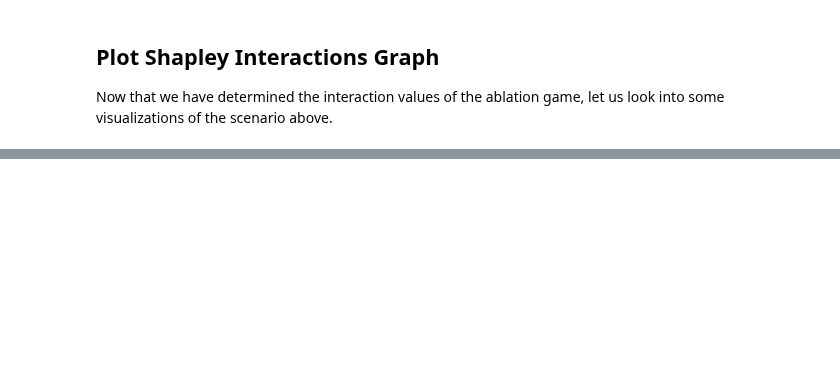
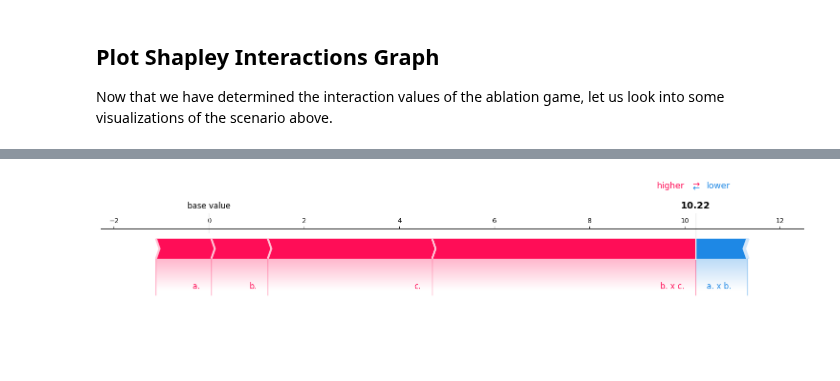
Before and after one commit to automl/HyperSHAP, a Jupyter notebook: examples/ablation-example.ipynb, the cells around one changed output, grey strips where cells are left out. Saved outputs shown, nothing was run; the diff lists cells and outputs as text; code cells hidden in the pictures; blank space fills up the shorter version.

```diff
--- a/examples/ablation-example.ipynb
+++ b/examples/ablation-example.ipynb
@@ -106,0 +111,4 @@ hypershap.plot_si_graph()
+# %%
+hypershap.plot_force()
+# %% [output]
+[figure, added]
```
Also changed, not shown: parts of 3 cells of this notebook, 3 other files.
